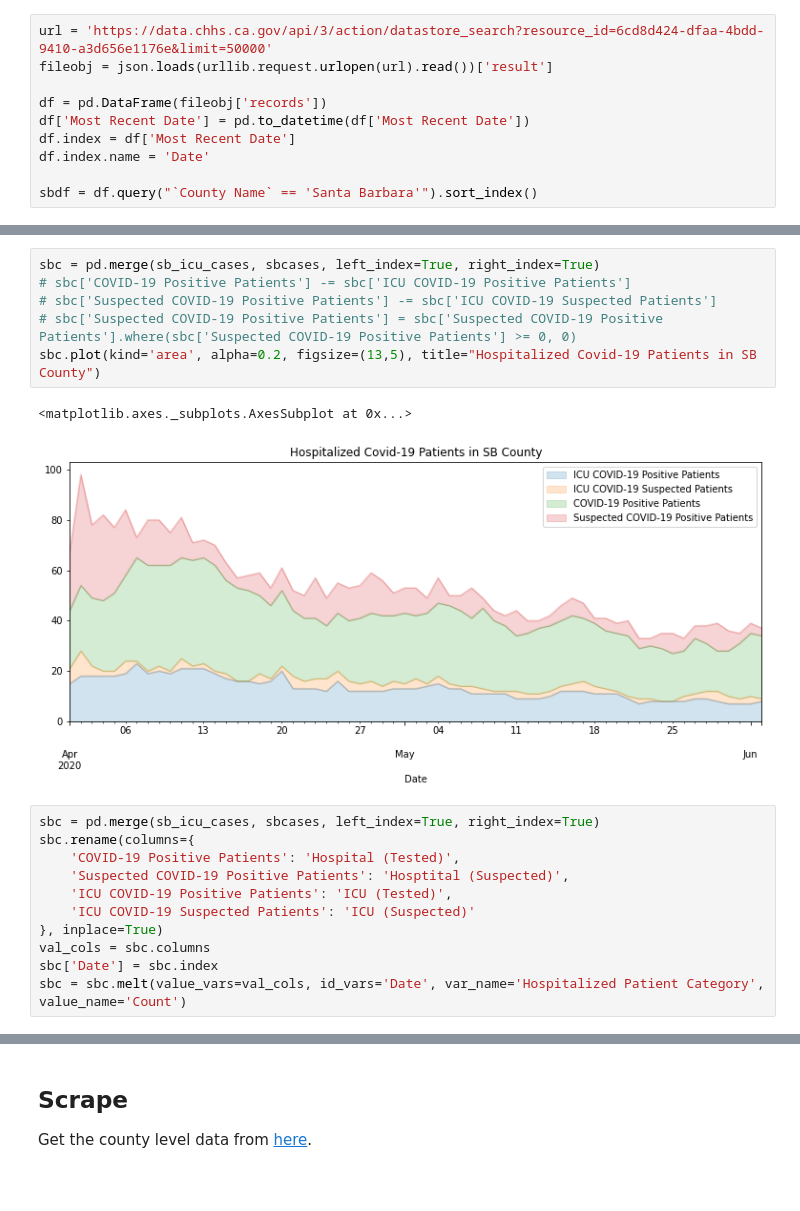
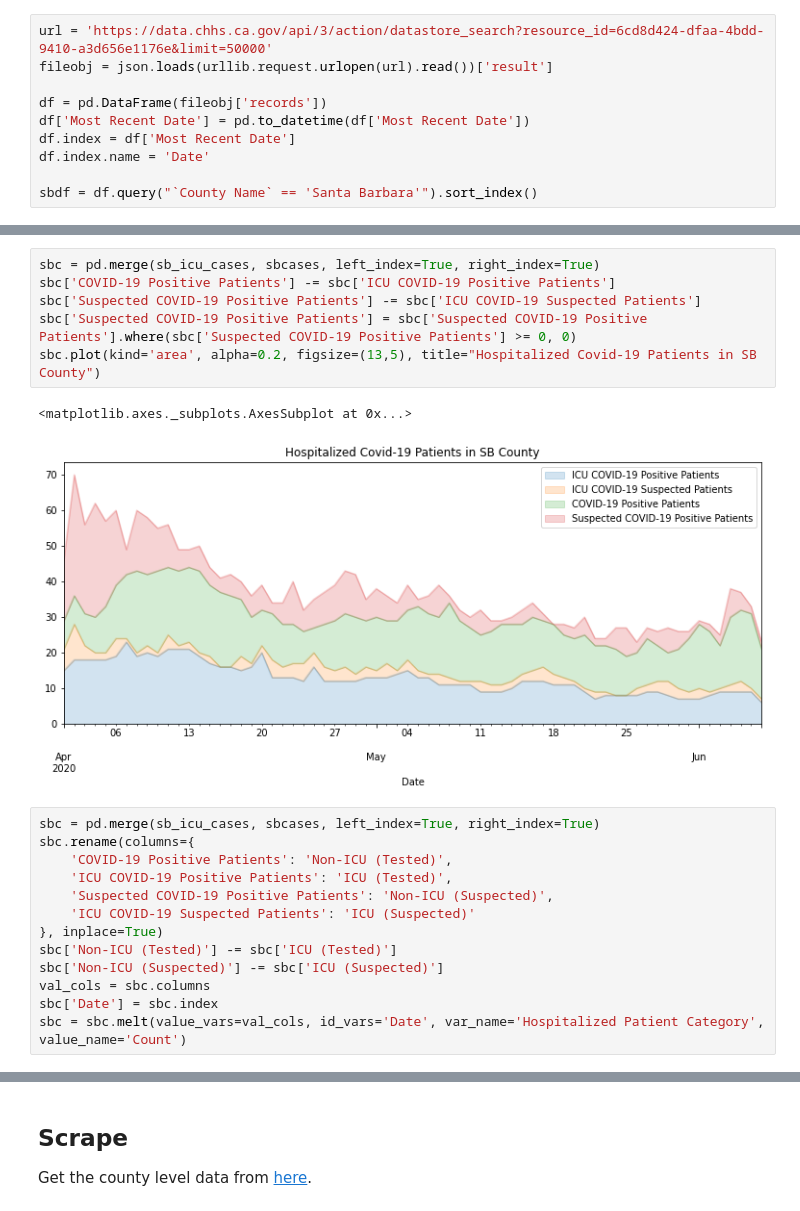
Before and after one commit to jkibele/SB_Covid, a Jupyter notebook: SB_Covid.ipynb, the cells around one changed output, grey strips where cells are left out. Cells and saved outputs as stored; diff of their text form; blank space fills up the shorter version.

```diff
--- a/SB_Covid.ipynb
+++ b/SB_Covid.ipynb
@@ -47,20 +47,22 @@ foo = ax.set_ylabel('Number of Patients')
 # %%
 sbc = pd.merge(sb_icu_cases, sbcases, left_index=True, right_index=True)
-# sbc['COVID-19 Positive Patients'] -= sbc['ICU COVID-19 Positive Patients']
-# sbc['Suspected COVID-19 Positive Patients'] -= sbc['ICU COVID-19 Suspected Patients']
-# sbc['Suspected COVID-19 Positive Patients'] = sbc['Suspected COVID-19 Positive Patients'].where(sbc['Suspected COVID-19 Positive Patients'] >= 0, 0)
+sbc['COVID-19 Positive Patients'] -= sbc['ICU COVID-19 Positive Patients']
+sbc['Suspected COVID-19 Positive Patients'] -= sbc['ICU COVID-19 Suspected Patients']
+sbc['Suspected COVID-19 Positive Patients'] = sbc['Suspected COVID-19 Positive Patients'].where(sbc['Suspected COVID-19 Positive Patients'] >= 0, 0)
 sbc.plot(kind='area', alpha=0.2, figsize=(13,5), title="Hospitalized Covid-19 Patients in SB County")
 # %% [output]
 <matplotlib.axes._subplots.AxesSubplot at 0x...>
-[figure, old version]
+[figure, new version]
 # %%
 sbc = pd.merge(sb_icu_cases, sbcases, left_index=True, right_index=True)
 sbc.rename(columns={
-    'COVID-19 Positive Patients': 'Hospital (Tested)',
-    'Suspected COVID-19 Positive Patients': 'Hosptital (Suspected)',
+    'COVID-19 Positive Patients': 'Non-ICU (Tested)',
     'ICU COVID-19 Positive Patients': 'ICU (Tested)',
+    'Suspected COVID-19 Positive Patients': 'Non-ICU (Suspected)',
     'ICU COVID-19 Suspected Patients': 'ICU (Suspected)'
 }, inplace=True)
+sbc['Non-ICU (Tested)'] -= sbc['ICU (Tested)']
+sbc['Non-ICU (Suspected)'] -= sbc['ICU (Suspected)']
 val_cols = sbc.columns
 sbc['Date'] = sbc.index
 sbc = sbc.melt(value_vars=val_cols, id_vars='Date', var_name='Hospitalized Patient Category', value_name='Count')
```
Also changed, not shown: parts of 13 cells of this notebook, 1 other file.
